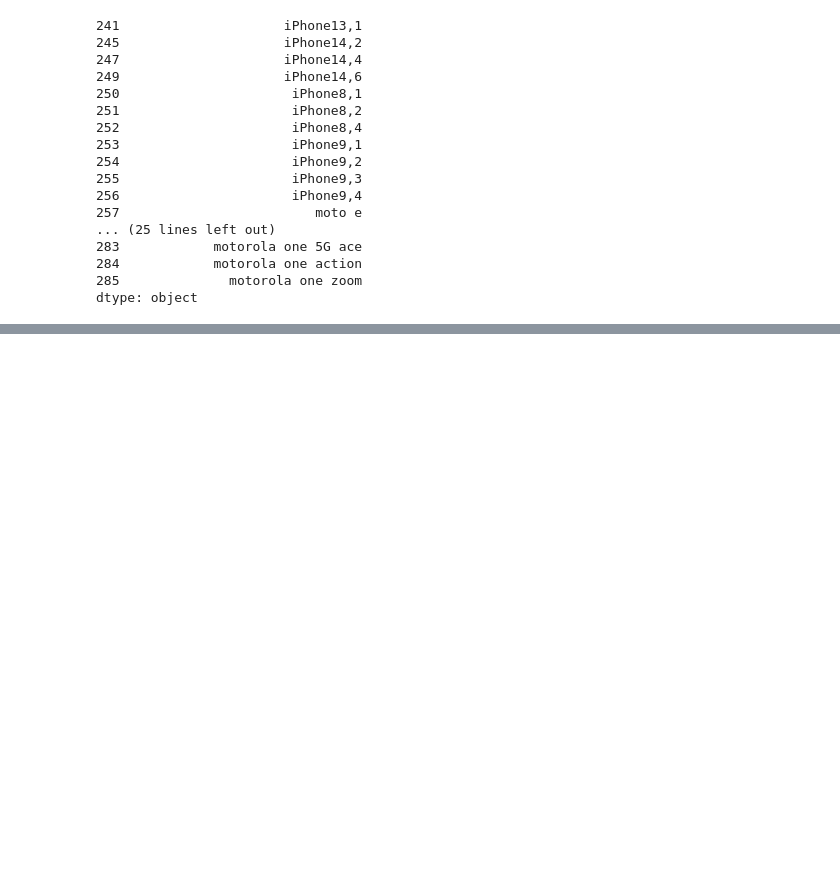
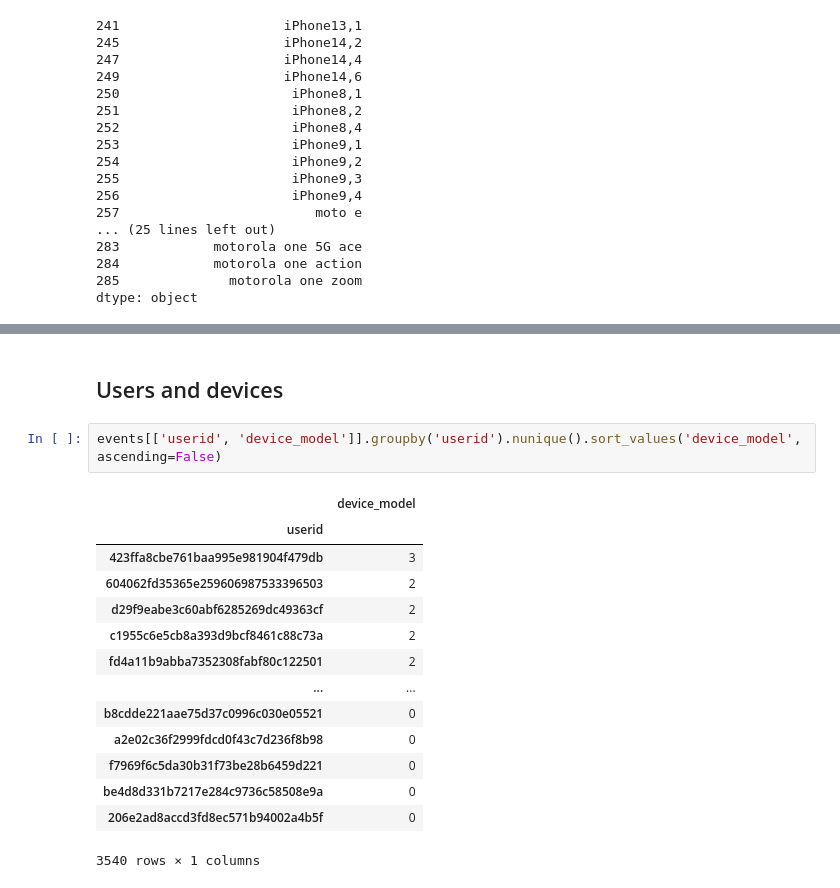
Before and after one commit to EvgeniyAzarov/IHT20H_hackathon_ds_test, a Jupyter notebook: test_task.ipynb, the cells around one changed output, grey strips where cells are left out. Cells and saved outputs as stored; diff of their text form; blank space fills up the shorter version.

```diff
--- a/test_task.ipynb
+++ b/test_task.ipynb
@@ -149,0 +188,19 @@ dtype: object
+# %% [markdown]
+## Users and devices
+# %%
+events[['userid', 'device_model']].groupby('userid').nunique().sort_values('device_model', ascending=False)
+# %% [output]
+|  | device_model |
+| userid |  |
+| 423ffa8cbe761baa995e981904f479db | 3 |
+| 604062fd35365e259606987533396503 | 2 |
+| d29f9eabe3c60abf6285269dc49363cf | 2 |
+| c1955c6e5cb8a393d9bcf8461c88c73a | 2 |
+| fd4a11b9abba7352308fabf80c122501 | 2 |
+| ... | ... |
+| b8cdde221aae75d37c0996c030e05521 | 0 |
+| a2e02c36f2999fdcd0f43c7d236f8b98 | 0 |
+| f7969f6c5da30b31f73be28b6459d221 | 0 |
+| be4d8d331b7217e284c9736c58508e9a | 0 |
+| 206e2ad8accd3fd8ec571b94002a4b5f | 0 |
+3540 rows × 1 columns
```
Also changed, not shown: parts of 20 cells of this notebook, 1 other file.
